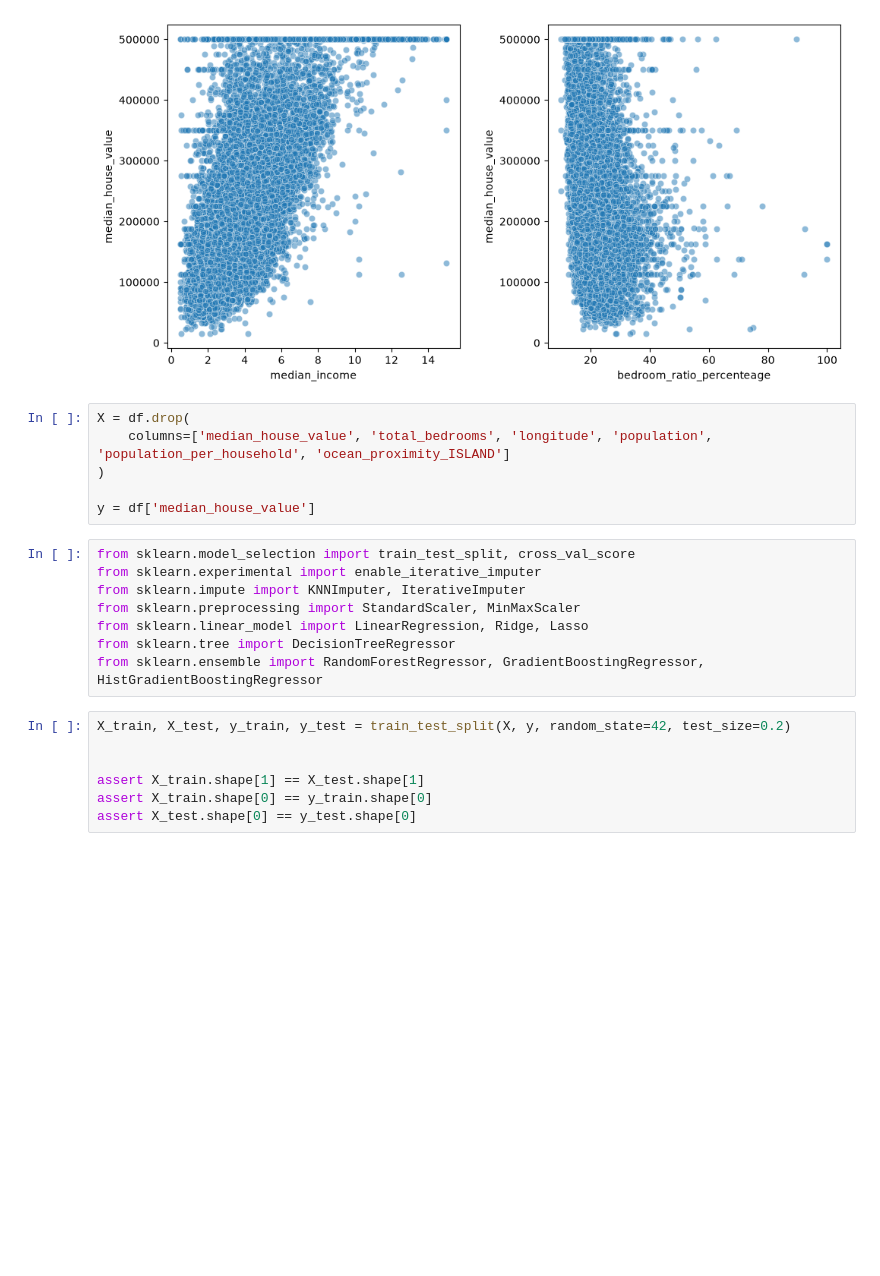
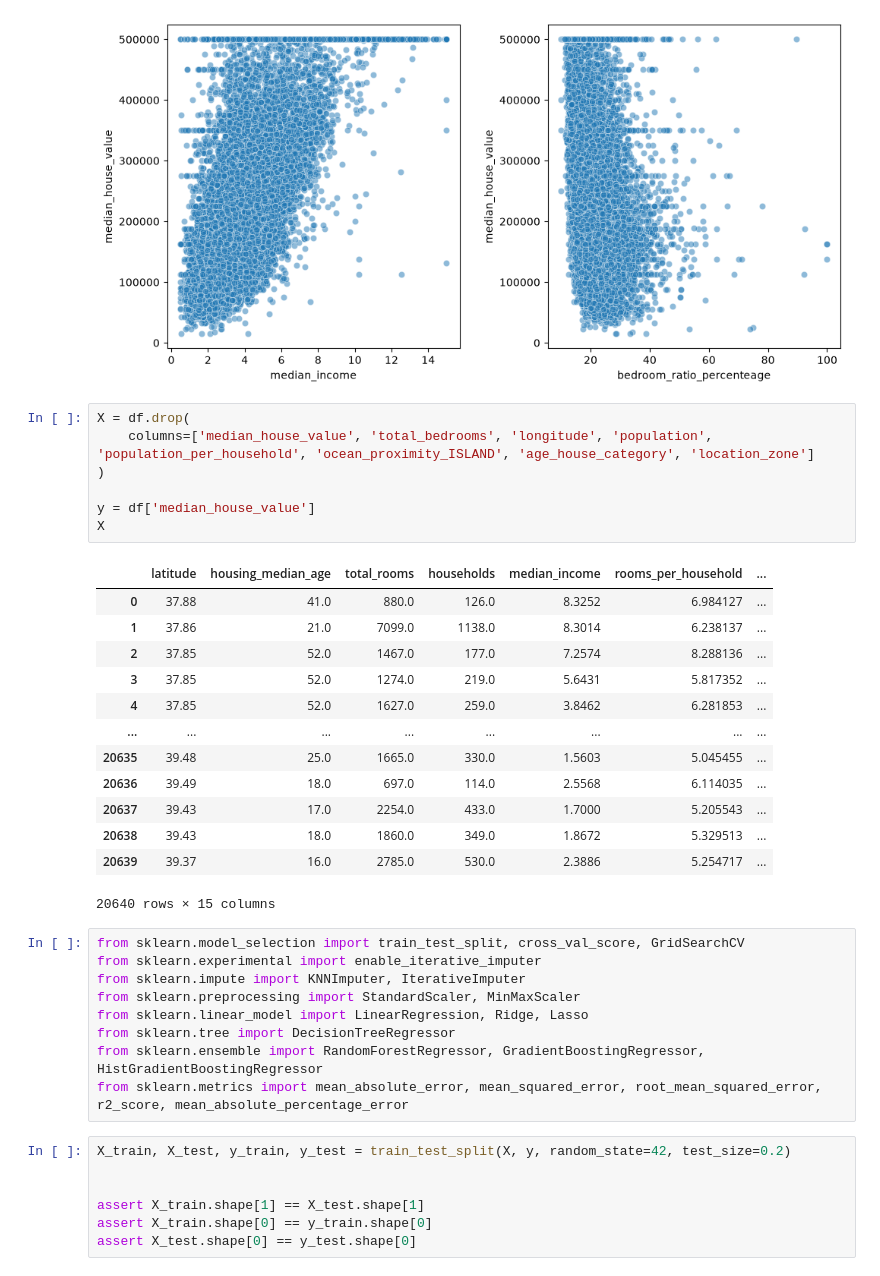
Before and after one commit to Mohamadzf23/california-housing-ml, a Jupyter notebook: src/Untitled-1.ipynb, the cells around one changed output. Drawn from its saved outputs; the diff is of its cells as text; blank space fills up the shorter version.

```diff
--- a/src/Untitled-1.ipynb
+++ b/src/Untitled-1.ipynb
@@ -462,18 +462,34 @@ plt.subplots_adjust(hspace=0.5, wspace=0.3)
 [figure]
 # %%
 X = df.drop(
-    columns=['median_house_value', 'total_bedrooms', 'longitude', 'population', 'population_per_household', 'ocean_proximity_ISLAND']
+    columns=['median_house_value', 'total_bedrooms', 'longitude', 'population', 'population_per_household', 'ocean_proximity_ISLAND', 'age_house_category', 'location_zone']
 )
 
 y = df['median_house_value']
+X
+# %% [output]
+|  | latitude | housing_median_age | total_rooms | households | median_income | rooms_per_household | ... |
+| 0 | 37.88 | 41.0 | 880.0 | 126.0 | 8.3252 | 6.984127 | ... |
+| 1 | 37.86 | 21.0 | 7099.0 | 1138.0 | 8.3014 | 6.238137 | ... |
+| 2 | 37.85 | 52.0 | 1467.0 | 177.0 | 7.2574 | 8.288136 | ... |
+| 3 | 37.85 | 52.0 | 1274.0 | 219.0 | 5.6431 | 5.817352 | ... |
+| 4 | 37.85 | 52.0 | 1627.0 | 259.0 | 3.8462 | 6.281853 | ... |
+| ... | ... | ... | ... | ... | ... | ... | ... |
+| 20635 | 39.48 | 25.0 | 1665.0 | 330.0 | 1.5603 | 5.045455 | ... |
+| 20636 | 39.49 | 18.0 | 697.0 | 114.0 | 2.5568 | 6.114035 | ... |
+| 20637 | 39.43 | 17.0 | 2254.0 | 433.0 | 1.7000 | 5.205543 | ... |
+| 20638 | 39.43 | 18.0 | 1860.0 | 349.0 | 1.8672 | 5.329513 | ... |
+| 20639 | 39.37 | 16.0 | 2785.0 | 530.0 | 2.3886 | 5.254717 | ... |
+20640 rows × 15 columns
 # %%
-from sklearn.model_selection import train_test_split, cross_val_score
+from sklearn.model_selection import train_test_split, cross_val_score, GridSearchCV
 from sklearn.experimental import enable_iterative_imputer
 from sklearn.impute import KNNImputer, IterativeImputer
 from sklearn.preprocessing import StandardScaler, MinMaxScaler
 from sklearn.linear_model import LinearRegression, Ridge, Lasso
 from sklearn.tree import DecisionTreeRegressor
 from sklearn.ensemble import RandomForestRegressor, GradientBoostingRegressor, HistGradientBoostingRegressor
+from sklearn.metrics import mean_absolute_error, mean_squared_error, root_mean_squared_error, r2_score, mean_absolute_percentage_error
 # %%
 X_train, X_test, y_train, y_test = train_test_split(X, y, random_state=42, test_size=0.2)
 
```
Also changed, not shown: parts of 21 cells of this notebook.
